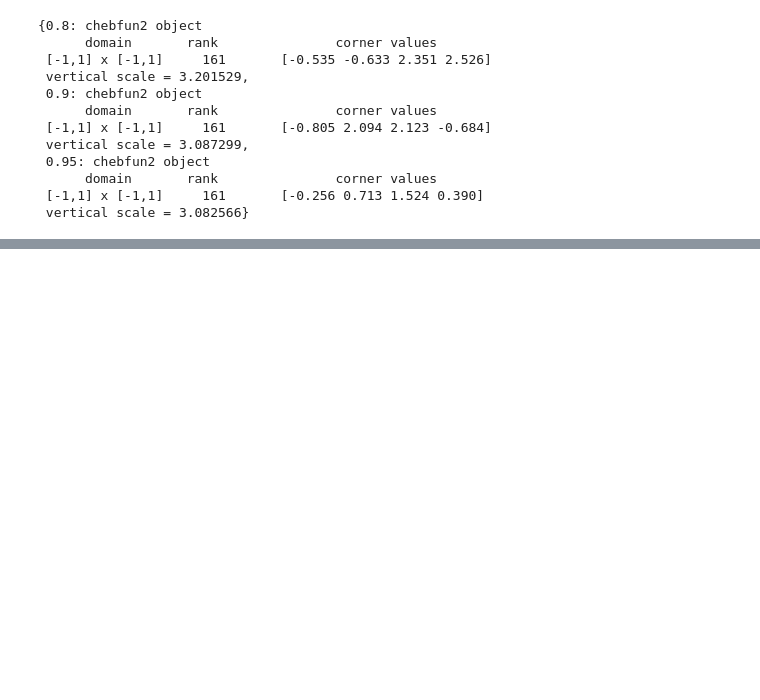
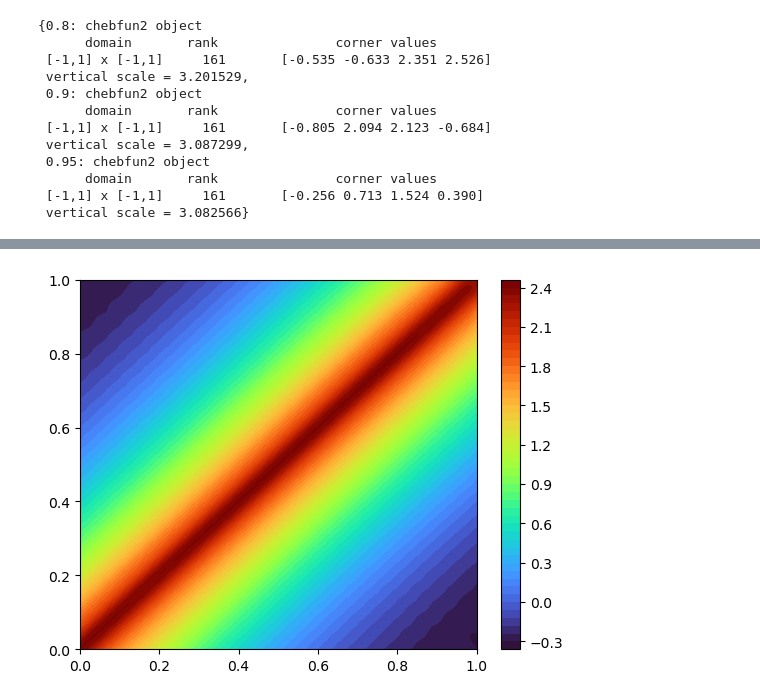
Before and after one commit to hsharsh/chebgreen, a Jupyter notebook: main/fractional.ipynb, the cells around one changed output, grey strips where cells are left out. Saved outputs shown, nothing was run; the diff lists cells and outputs as text; code cells hidden in the pictures; blank space fills up the shorter version.

```diff
--- a/main/fractional.ipynb
+++ b/main/fractional.ipynb
@@ -99,4 +95,4 @@ plt.xlim([0,1])
 # %%
-# %%time
-# theta_ = 0.85
-# Ginterp = frac.generateNewModel(theta_)
+%%time
+theta_ = 0.85
+Ginterp = frac.generateNewModel(theta_)
@@ -103 +102,5 @@ plt.xlim([0,1])
+# %%
+Ginterp.plot()
+# %% [output]
+[figure, added]
 # %%
```
Also changed, not shown: parts of 12 cells of this notebook, 12 other files.
